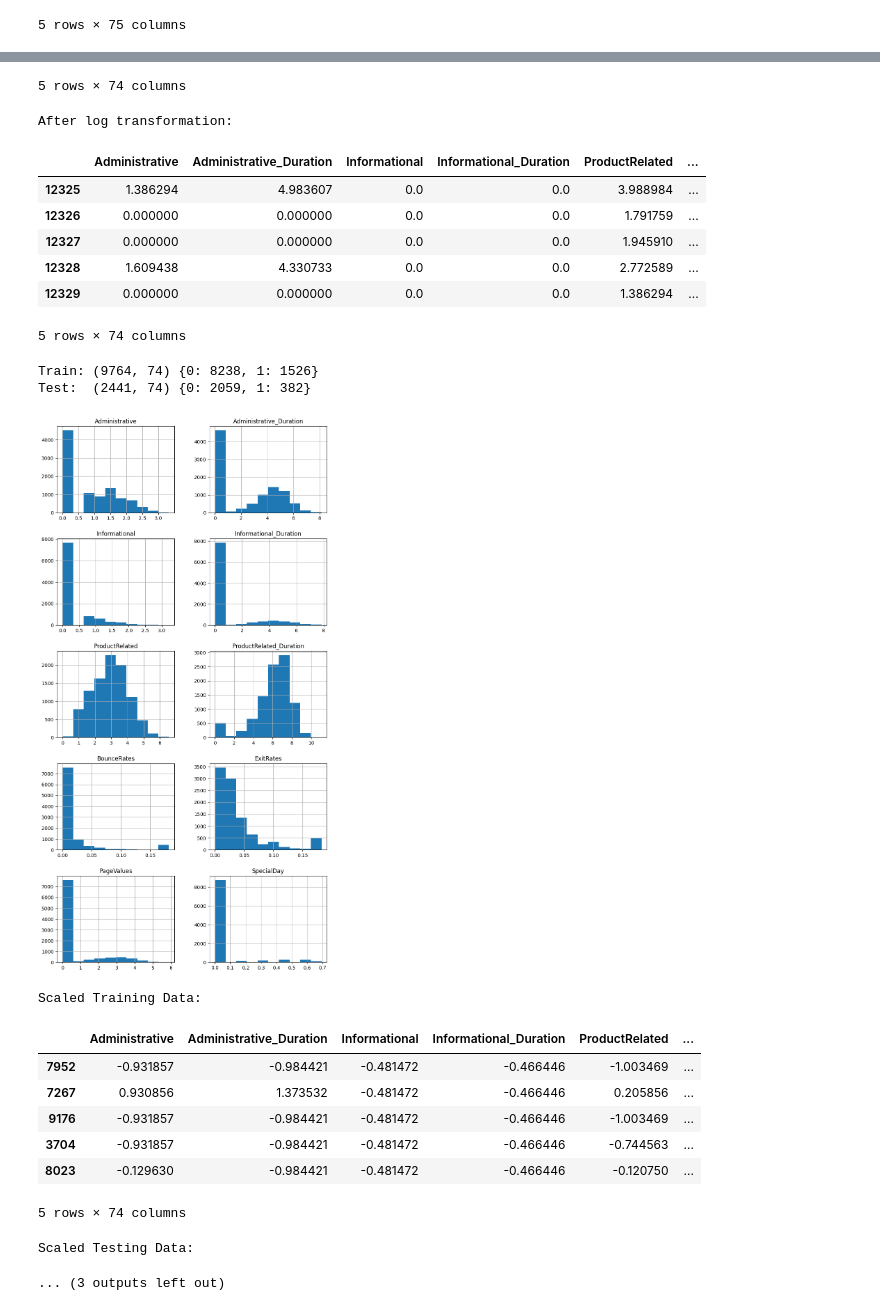
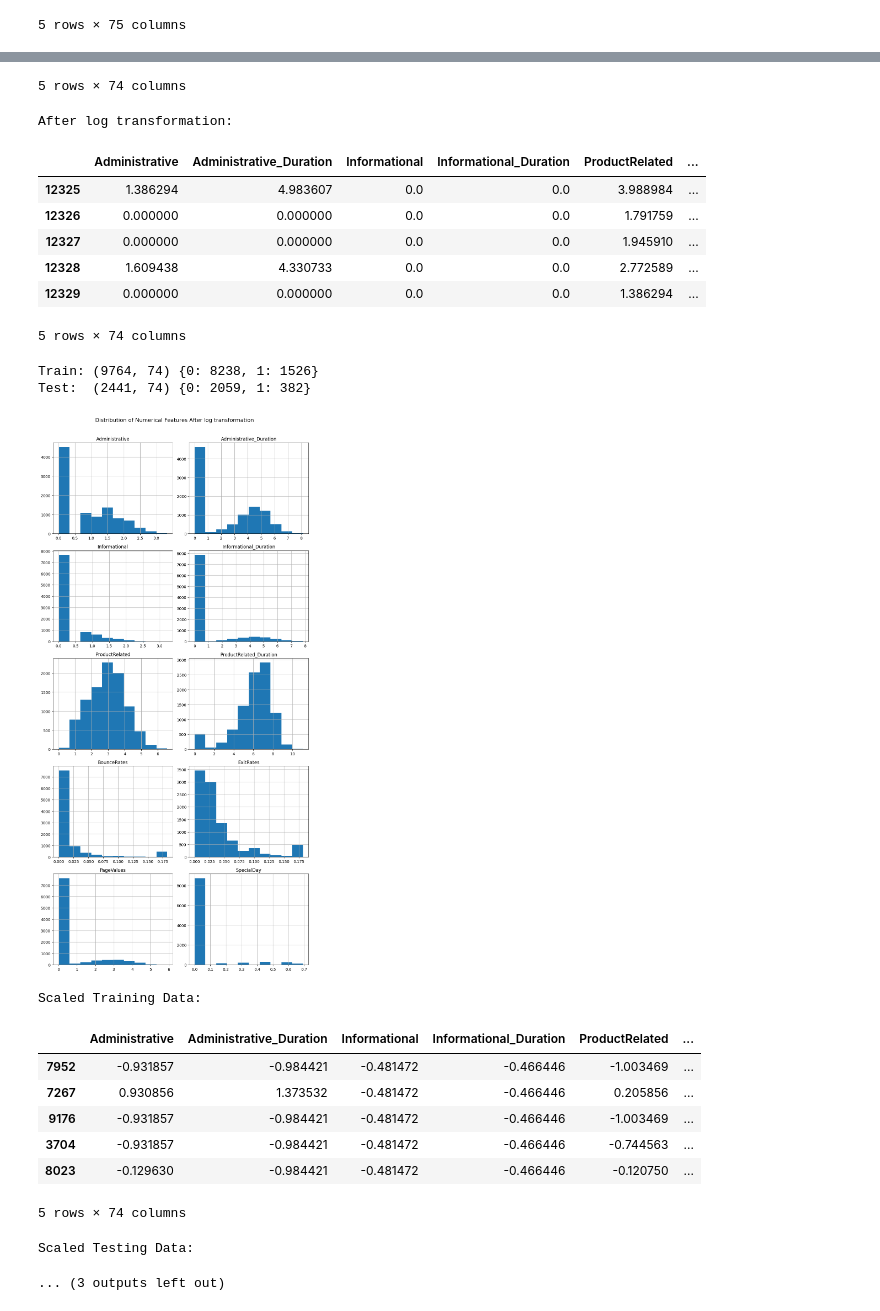
Before and after one commit to b00098368-bot/CMP_466_Project, a Jupyter notebook: purchase_intention_prediction.ipynb, the cells around one changed output, grey strips where cells are left out. Cells and saved outputs as stored; diff of their text form; code cells hidden in the pictures.

```diff
--- a/purchase_intention_prediction.ipynb
+++ b/purchase_intention_prediction.ipynb
@@ -328,6 +328,9 @@ print('Test: ', X_test.shape, y_test.value_counts().to_dict())
 
 #  Plot histograms from the training set
 X_train.hist(figsize=(10, 20), column=numerical_features, layout=(5, 2))
+plt.suptitle("Distribution of Numerical Features After log transformation",
+             fontsize=14, y=1.01)
+plt.tight_layout()
 plt.show()
 
 
@@ -345,34 +348,37 @@ X_test_scaled[numerical_features] = scaler.transform(X_test[numerical_features])
 
 # Check final outputs
 print("Scaled Training Data:")
 display(X_train_scaled.tail())
 
 print("Scaled Testing Data:")
 display(X_test_scaled.tail())
 
 # Histogram of scaled training data
 X_train_scaled.hist(figsize=(10, 20), column=numerical_features, layout=(5, 2))
+plt.suptitle("Distribution of Numerical Features After Scaling",
+             fontsize=14, y=1.01)
+plt.tight_layout()
 plt.show()
 # %% [output]
 Before log transformation:
 |  | Administrative | Administrative_Duration | Informational | Informational_Duration | ProductRelated | ... |
 | 12325 | 3 | 145.0 | 0 | 0.0 | 53 | ... |
 | 12326 | 0 | 0.0 | 0 | 0.0 | 5 | ... |
 | 12327 | 0 | 0.0 | 0 | 0.0 | 6 | ... |
 | 12328 | 4 | 75.0 | 0 | 0.0 | 15 | ... |
 | 12329 | 0 | 0.0 | 0 | 0.0 | 3 | ... |
 5 rows × 74 columns
 After log transformation:
 |  | Administrative | Administrative_Duration | Informational | Informational_Duration | ProductRelated | ... |
 | 12325 | 1.386294 | 4.983607 | 0.0 | 0.0 | 3.988984 | ... |
 | 12326 | 0.000000 | 0.000000 | 0.0 | 0.0 | 1.791759 | ... |
 | 12327 | 0.000000 | 0.000000 | 0.0 | 0.0 | 1.945910 | ... |
 | 12328 | 1.609438 | 4.330733 | 0.0 | 0.0 | 2.772589 | ... |
 | 12329 | 0.000000 | 0.000000 | 0.0 | 0.0 | 1.386294 | ... |
 5 rows × 74 columns
 Train: (9764, 74) {0: 8238, 1: 1526}
 Test:  (2441, 74) {0: 2059, 1: 382}
-[figure, old version]
+[figure, new version]
 Scaled Training Data:
 |  | Administrative | Administrative_Duration | Informational | Informational_Duration | ProductRelated | ... |
 | 7952 | -0.931857 | -0.984421 | -0.481472 | -0.466446 | -1.003469 | ... |
```
Also changed, not shown: parts of 4 cells of this notebook.
